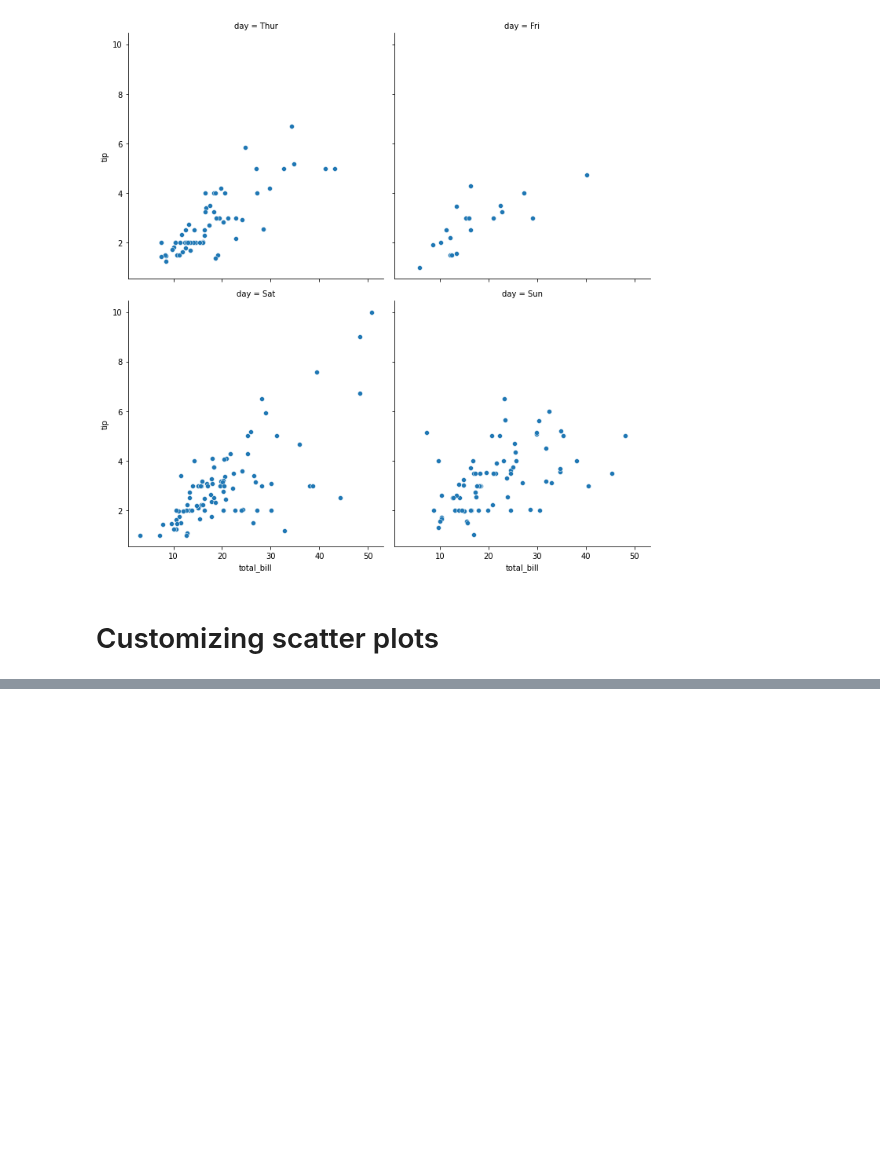
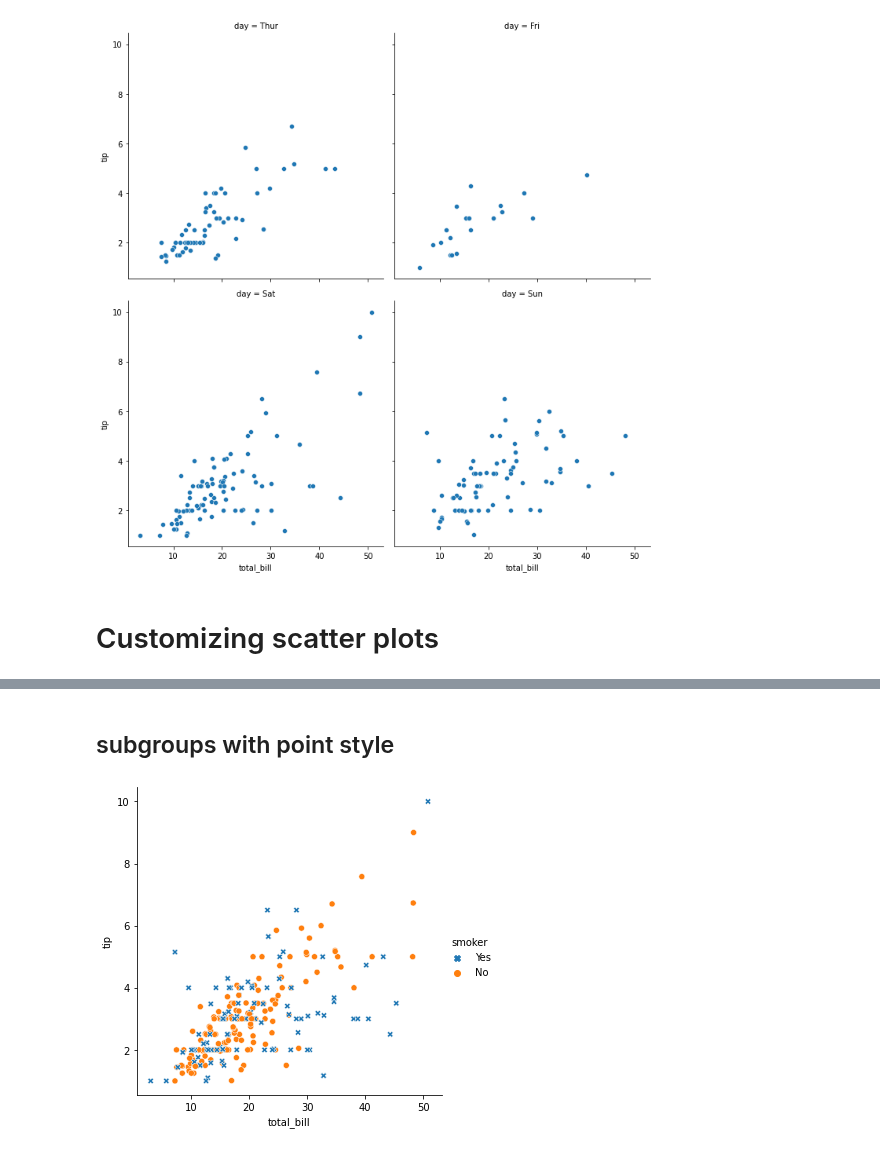
Before and after one commit to Jose-Servin/DataCamp, a Jupyter notebook: Courses/Intro_Seaborn/all_about_Seaborn.ipynb, the cells around one changed output, grey strips where cells are left out. Saved outputs shown, nothing was run; the diff lists cells and outputs as text; code cells hidden in the pictures; blank space fills up the shorter version.

```diff
--- a/Courses/Intro_Seaborn/all_about_Seaborn.ipynb
+++ b/Courses/Intro_Seaborn/all_about_Seaborn.ipynb
@@ -225,0 +244,15 @@ plt.show()
+# %% [markdown]
+## subgroups with point style
+# %%
+sns.relplot(
+    x='total_bill',
+    y='tip',
+    data=tips,
+    kind = 'scatter',
+    hue='smoker',
+    style= 'smoker', # notice how style and hue have the same variable
+    hue_order=['Yes','No']
+) # showing a third variable as the hue
+plt.show()
+# %% [output]
+[figure, added]
```
Also changed, not shown: parts of 36 cells of this notebook, 2 other files.
